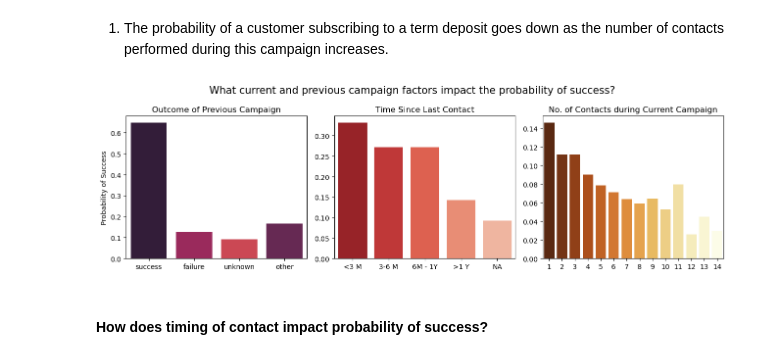
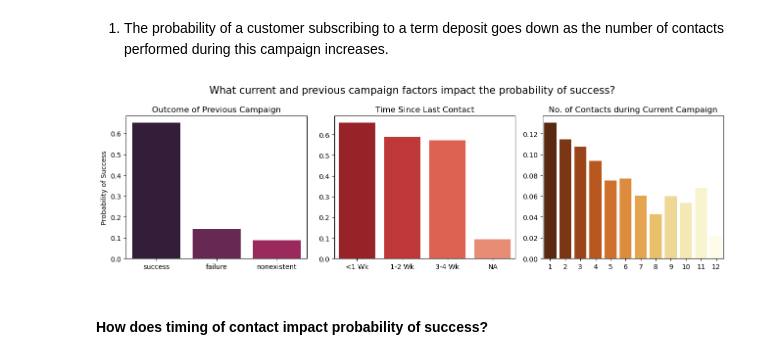
Before and after one commit to garimasc/bank_marketing, a Jupyter notebook: evaluate_classification.ipynb, the cells around one changed output. Cells and saved outputs as stored; diff of their text form; code cells hidden in the pictures.

```diff
--- a/evaluate_classification.ipynb
+++ b/evaluate_classification.ipynb
@@ -53,49 +54,48 @@ Name: proportion, dtype: float64
 # %%
 # calculate custom buckets for time since last contact
 # data.drop(['time_since_last_contact'], axis= 1, inplace= True)
-data.loc[(data.pdays >= 0) & (data.pdays < 90), "time_since_last_contact"] = "<3 M"
-data.loc[(data.pdays >= 91) & (data.pdays < 180), "time_since_last_contact"] = "3-6 M"
-data.loc[(data.pdays >= 181) & (data.pdays < 365), "time_since_last_contact"] = "6M - 1Y"
-data.loc[(data.pdays >= 266) & (data.pdays < 99999), "time_since_last_contact"] = ">1 Y"
+data.loc[(data.pdays >= 0) & (data.pdays < 7), "time_since_last_contact"] = "<1 Wk"
+data.loc[(data.pdays >= 7) & (data.pdays < 14), "time_since_last_contact"] = "1-2 Wk"
+data.loc[(data.pdays >= 14) & (data.pdays < 30), "time_since_last_contact"] = "3-4 Wk"
+# data.loc[(data.pdays >= 266) & (data.pdays < 99999), "time_since_last_contact"] = ">1 Y"
 data['time_since_last_contact'] = data['time_since_last_contact'].fillna('NA')
 # %%
 # function to calculate probability of success
 calc_success_rate = lambda x: (x=="yes").sum()/len(x)
 
 # winsorize some of the numerical data
-data['balance'] = winsorize(data['balance'], (0.02, 0.025))
 data['campaign'] = winsorize(data['campaign'], (0, 0.015)).astype(int)
 # %%
 fig,axs = plt.subplots(figsize= (13,4), ncols= 3)
 
 sns.barplot(data= data.groupby('poutcome')['y'].agg(calc_success_rate).reset_index(), x= "poutcome", y= "y", legend= False,
-            ax= axs[0], palette= sns.color_palette("rocket"), hue= "poutcome", hue_order= ["unknown","failure", "other", "success"][::-1],
-            order= ["success", "failure", "unknown", "other"])
+            ax= axs[0], palette= sns.color_palette("rocket"), hue= "poutcome", hue_order= ["nonexistent","failure", "success"][::-1],
+            order= ["success", "failure", "nonexistent"])
 axs[0].set_title("Outcome of Previous Campaign")
 axs[0].xaxis.label.set_visible(False)
 axs[0].set_ylabel("Probability of Success")
 
 
 sns.barplot(data= data.groupby('time_since_last_contact')['y'].agg(calc_success_rate).reset_index(),
-            x= "time_since_last_contact", y= "y", legend= False, order= ["<3 M","3-6 M", "6M - 1Y", ">1 Y", "NA"],
-            hue_order= ["<3 M","3-6 M", "6M - 1Y", ">1 Y", "NA"],
+            x= "time_since_last_contact", y= "y", legend= False, order= ["<1 Wk","1-2 Wk", "3-4 Wk", "NA"],
+            hue_order= ["<1 Wk","1-2 Wk", "3-4 Wk", "NA"],
             ax= axs[1], palette= sns.color_palette('Reds_r'), hue= "time_since_last_contact")
 axs[1].set_title("Time Since Last Contact")
 axs[1].xaxis.label.set_visible(False)
 axs[1].yaxis.label.set_visible(False)
 
 
 sns.barplot(data= data.groupby('campaign')['y'].agg(calc_success_rate).reset_index(), x= "campaign", y= "y", legend= False,
             ax= axs[2], palette= sns.color_palette('YlOrBr_r', as_cmap= True), hue= "campaign")
 axs[2].set_title("No. of Contacts during Current Campaign")
 axs[2].xaxis.label.set_visible(False)
 axs[2].yaxis.label.set_visible(False)
 
 
 plt.suptitle("What current and previous campaign factors impact the probability of success?", fontsize= 15)
 plt.tight_layout();
 fig.savefig("images/previous_current_campaign.png")
 # %% [output]
-[figure, old version]
+[figure, new version]
 # %% [markdown]
 #### How does timing of contact impact probability of success?
```
Also changed, not shown: parts of 13 cells of this notebook, 9 other files.
